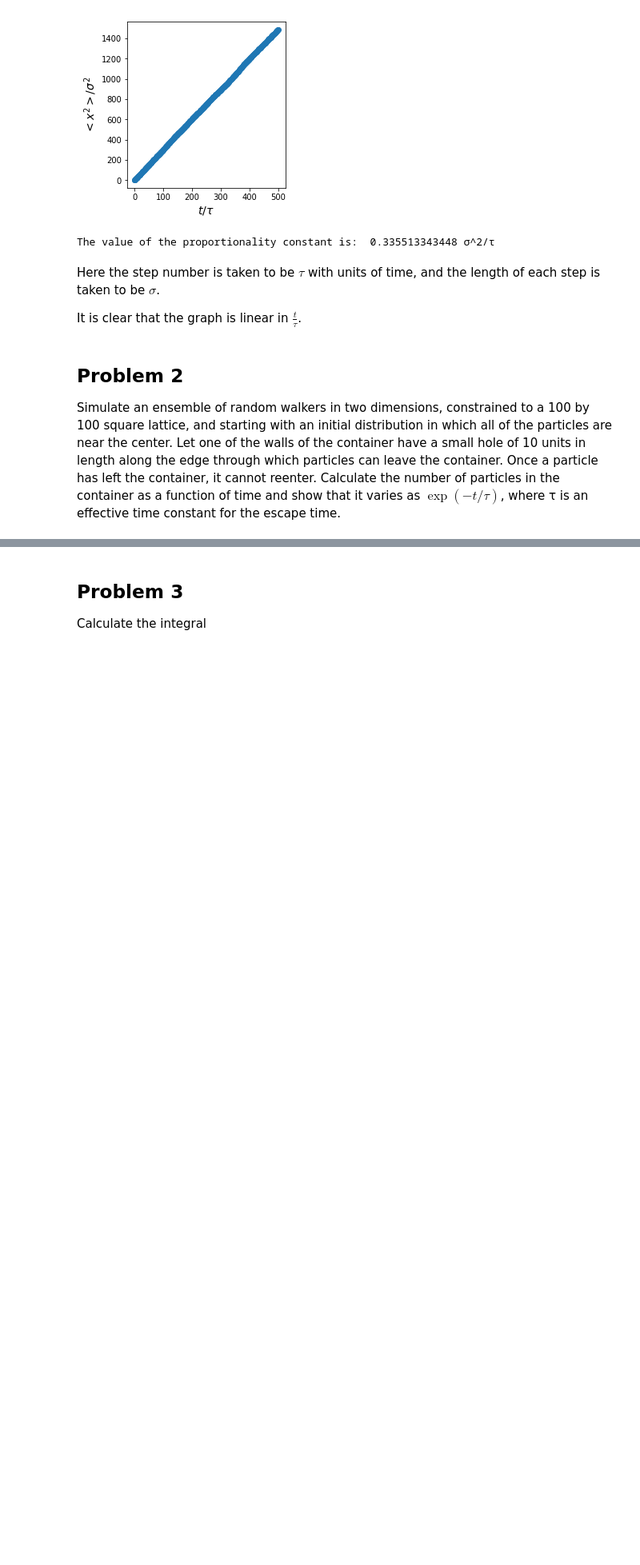
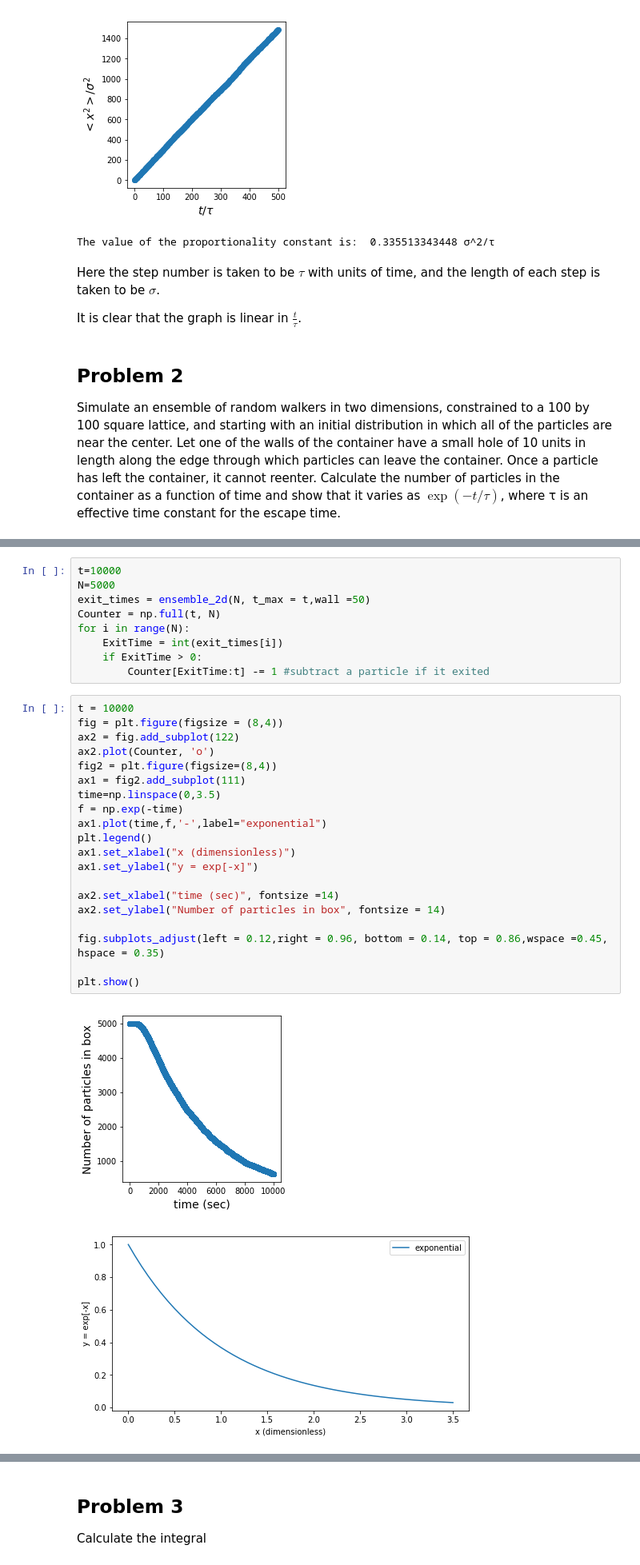
Before and after one commit to aton-physics/Lectures, a Jupyter notebook: Assignments/Assign5.ipynb, the cells around one changed output, grey strips where cells are left out. Shown at 80% size. Saved outputs shown, nothing was run; the diff lists cells and outputs as text; blank space fills up the shorter version.

```diff
--- a/Assignments/Assign5.ipynb
+++ b/Assignments/Assign5.ipynb
@@ -124,0 +179,32 @@ an effective time constant for the escape time.
+# %%
+t=10000
+N=5000
+exit_times = ensemble_2d(N, t_max = t,wall =50)
+Counter = np.full(t, N)
+for i in range(N):
+    ExitTime = int(exit_times[i])
+    if ExitTime > 0:
+        Counter[ExitTime:t] -= 1 #subtract a particle if it exited
+# %%
+t = 10000
+fig = plt.figure(figsize = (8,4))
+ax2 = fig.add_subplot(122)
+ax2.plot(Counter, 'o')
+fig2 = plt.figure(figsize=(8,4))
+ax1 = fig2.add_subplot(111)
+time=np.linspace(0,3.5)
+f = np.exp(-time)
+ax1.plot(time,f,'-',label="exponential")
+plt.legend()
+ax1.set_xlabel("x (dimensionless)")
+ax1.set_ylabel("y = exp[-x]")
+
+ax2.set_xlabel("time (sec)", fontsize =14)
+ax2.set_ylabel("Number of particles in box", fontsize = 14)
+
+fig.subplots_adjust(left = 0.12,right = 0.96, bottom = 0.14, top = 0.86,wspace =0.45, hspace = 0.35)
+
+plt.show()
+# %% [output]
+[figure, added]
+[figure, added]
```
Also changed, not shown: parts of 3 cells of this notebook.
